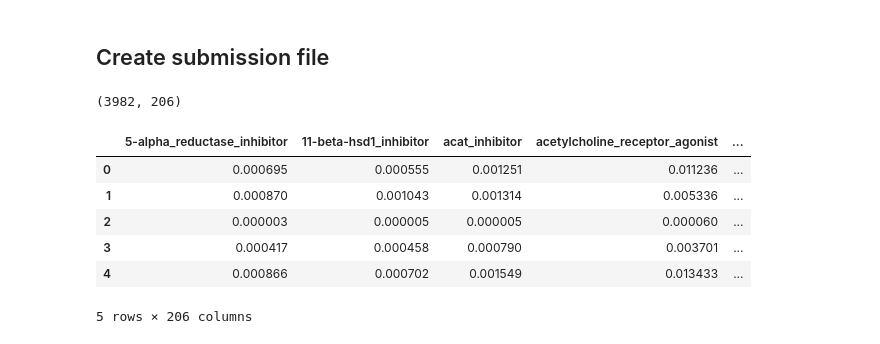
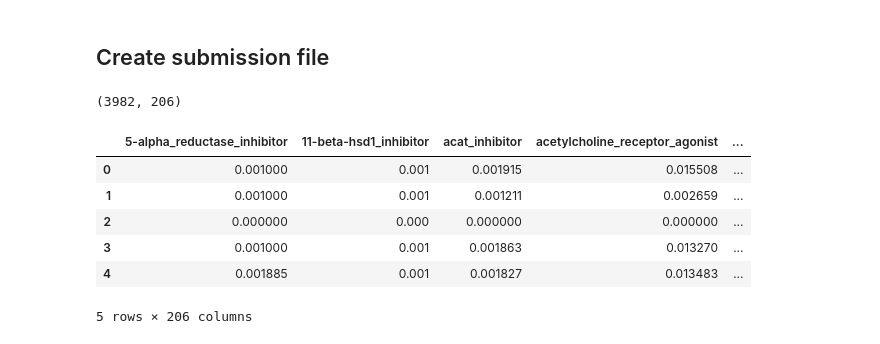
Before and after one commit to dlaststark/machine-learning-projects, a Jupyter notebook: Kaggle/Mechanism of Action/moa-prediction.ipynb, the cells around one changed output. Drawn from its saved outputs; the diff is of its cells as text; code cells hidden in the pictures.

```diff
--- a/Kaggle/Mechanism of Action/moa-prediction.ipynb
+++ b/Kaggle/Mechanism of Action/moa-prediction.ipynb
@@ -592,0 +840,6 @@ train_y: (23814, 206)
+# %%
+'''
+top_feats =
+
+print(len(top_feats))
+'''
@@ -598,19 +853,20 @@ for train_index, test_index in sss.split(train_x, train_y):
     Xtrain, Xtest = train_x[train_index], train_x[test_index]
     Ytrain, Ytest = train_y[train_index], train_y[test_index]
 # %%
-Xtrain_DNN = Xtrain.copy()
-Xtest_DNN = Xtest.copy()
-Xpredict_DNN = Xpredict.copy()
+Xtrain = Xtrain[:, top_feats]
+Xtest = Xtest[:, top_feats]
+Xpredict = Xpredict[:, top_feats]
 
 print("------------------------- Training Dataset -------------------------")
-print("Xtrain_DNN shape: {}".format(Xtrain_DNN.shape))
+print("Xtrain_full shape: {}".format(Xtrain_full.shape))
+print("Xtrain shape: {}".format(Xtrain.shape))
 print("Ytrain shape: {}".format(Ytrain.shape))
 
 print("\n------------------------- Test Dataset -------------------------")
-print("Xtest_DNN shape: {}".format(Xtest_DNN.shape))
+print("Xtest shape: {}".format(Xtest.shape))
 print("Ytest shape: {}".format(Ytest.shape))
 
 print("\n------------------------- Prediction Dataset -------------------------")
-print("Xpredict_DNN shape: {}".format(Xpredict_DNN.shape))
+print("Xpredict shape: {}".format(Xpredict.shape))
 # %% [output]
 ------------------------- Training Dataset -------------------------
@@ -796,0 +885,11 @@ ________________________________________________________________________________
+# %%
+# Define the model hyperparameters
+mini_batch_size = 128
+
+# Prediction Clipping Thresholds
+p_min = 0.001
+p_max = 0.999
+
+# Create the model
+model = moa_prediction_model(Xtrain.shape[1], Ytrain.shape[1])
+model.summary()
@@ -876,3 +994,7 @@ Epoch 125/125
+# %%
+# Label smoothing
+y_pred = np.clip(y_pred, p_min, p_max)
+y_pred_final = np.clip(y_pred_final, p_min, p_max)
 # %%
 true_labels = pd.DataFrame(Ytest, columns=train_label_df.columns)
 pred_labels = pd.DataFrame(y_pred, columns=train_label_df.columns)
@@ -905,16 +1005,17 @@ plt.show()
 ## Create submission file
 # %%
 pred_labels = pd.DataFrame(y_pred_final, columns=train_label_df.columns)
+pred_labels.loc[predict_df['cp_type']=='ctl_vehicle', train_label_df.columns] = 0
 print(pred_labels.shape)
 pred_labels.head()
 # %% [output]
 (3982, 206)
 |  | 5-alpha_reductase_inhibitor | 11-beta-hsd1_inhibitor | acat_inhibitor | acetylcholine_receptor_agonist | ... |
-| 0 | 0.000695 | 0.000555 | 0.001251 | 0.011236 | ... |
-| 1 | 0.000870 | 0.001043 | 0.001314 | 0.005336 | ... |
-| 2 | 0.000003 | 0.000005 | 0.000005 | 0.000060 | ... |
-| 3 | 0.000417 | 0.000458 | 0.000790 | 0.003701 | ... |
-| 4 | 0.000866 | 0.000702 | 0.001549 | 0.013433 | ... |
+| 0 | 0.001000 | 0.001 | 0.001915 | 0.015508 | ... |
+| 1 | 0.001000 | 0.001 | 0.001211 | 0.002659 | ... |
+| 2 | 0.000000 | 0.000 | 0.000000 | 0.000000 | ... |
+| 3 | 0.001000 | 0.001 | 0.001863 | 0.013270 | ... |
+| 4 | 0.001885 | 0.001 | 0.001827 | 0.013483 | ... |
 5 rows × 206 columns
 # %%
 submit_df = pd.read_csv("/kaggle/input/lish-moa/sample_submission.csv")
```
Also changed, not shown: parts of 89 cells of this notebook.
